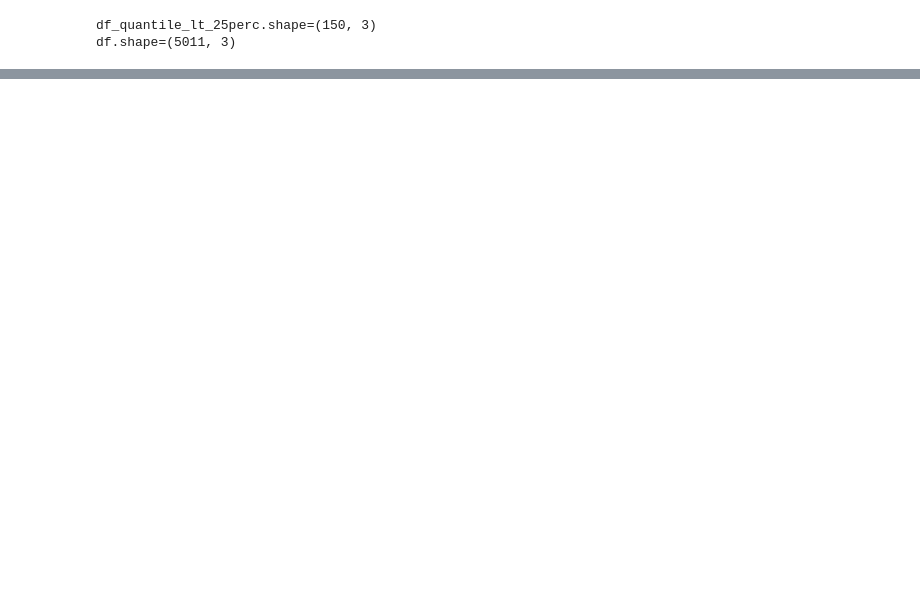
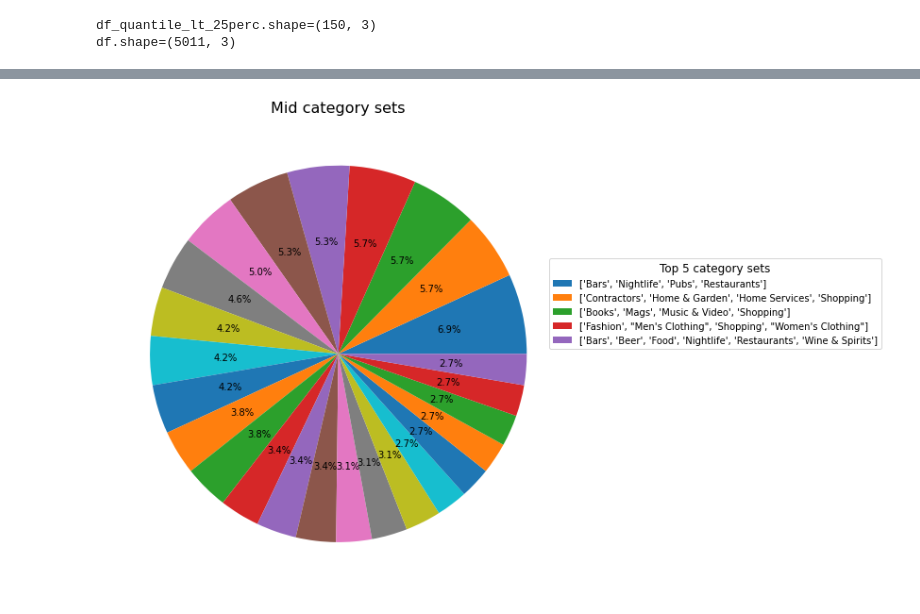
Before and after one commit to askador/data-mining-in-cybersecurity, a Jupyter notebook: data_analysis/quick_data_review/lowest_ratings.ipynb, the cells around one changed output, grey strips where cells are left out. Saved outputs shown, nothing was run; the diff lists cells and outputs as text; code cells hidden in the pictures; blank space fills up the shorter version.

Commit message:
add worst category sets analysis

```diff
--- a/data_analysis/quick_data_review/lowest_ratings.ipynb
+++ b/data_analysis/quick_data_review/lowest_ratings.ipynb
@@ -52,0 +107,16 @@ df_quantile_lt_25perc[df_quantile_lt_25perc['categories'].str.contains('Urologis
+# %%
+def empty_list_to_nan(x):
+    return np.nan if len(x) == 0 else x
+# %%
+worst_category_sets_df['categories'] = worst_category_sets_df['categories'].apply(empty_list_to_nan)
+mid_category_sets_df['categories'] = mid_category_sets_df['categories'].apply(empty_list_to_nan)
+best_category_sets_df['categories'] = best_category_sets_df['categories'].apply(empty_list_to_nan)
+worst_category_sets_df = worst_category_sets_df.dropna()
+mid_category_sets_df = mid_category_sets_df.dropna()
+best_category_sets_df = best_category_sets_df.dropna()
+# %%
+def count_categories_appearances(df) -> pd.DataFrame:
+    df = df.explode('categories', ignore_index=True)
+    df['categories'] = df['categories'].astype('str')
+    df = df.groupby('categories').value_counts().reset_index(name='appearances')
+    return df
@@ -52,0 +160,3 @@ df_quantile_lt_25perc[df_quantile_lt_25perc['categories'].str.contains('Urologis
+# %%
+mid_category_set_appearances_df = count_categories_appearances(mid_category_sets_df)
+mid_category_set_appearances_df = mid_category_set_appearances_df.sort_values('appearances', ascending=False)
@@ -52,0 +172,11 @@ df_quantile_lt_25perc[df_quantile_lt_25perc['categories'].str.contains('Urologis
+# %%
+labels = mid_category_set_appearances_df['categories'].to_list()[:5]
+x = mid_category_set_appearances_df['appearances'].iloc[:25]
+
+plt.figure(figsize=(9, 9), dpi=72)
+plt.pie(x=x, autopct='%.1f%%')
+plt.gca().set_title('Mid category sets', fontsize=16)
+plt.legend(title='Top 5 category sets', labels=labels, loc='lower center', bbox_to_anchor=(1.3, 0.5), title_fontsize=12)
+plt.show()
+# %% [output]
+[figure, added]
```
Also changed, not shown: parts of 49 cells of this notebook.
